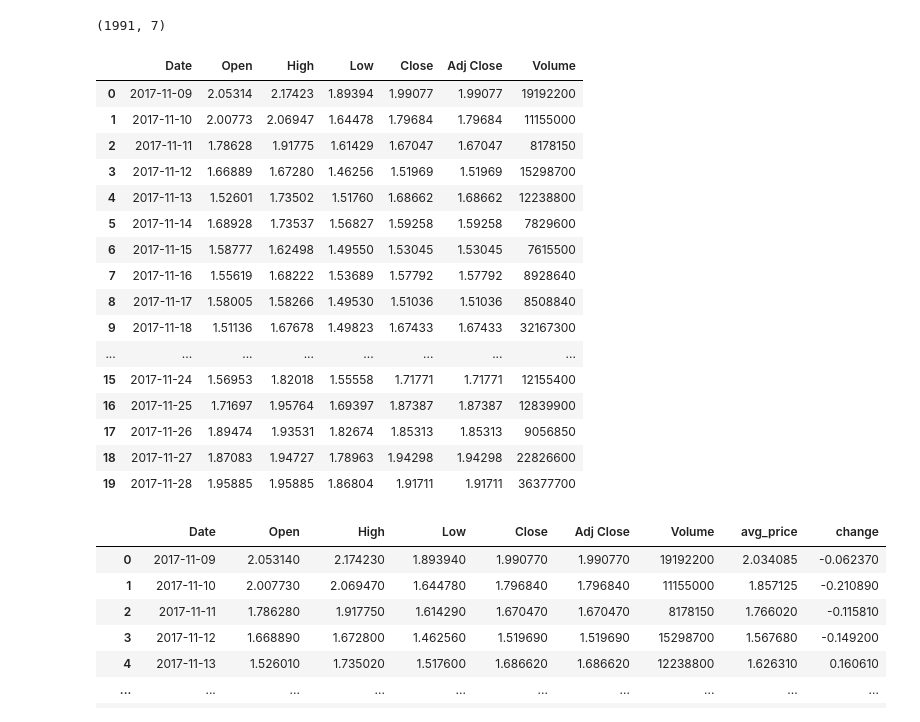
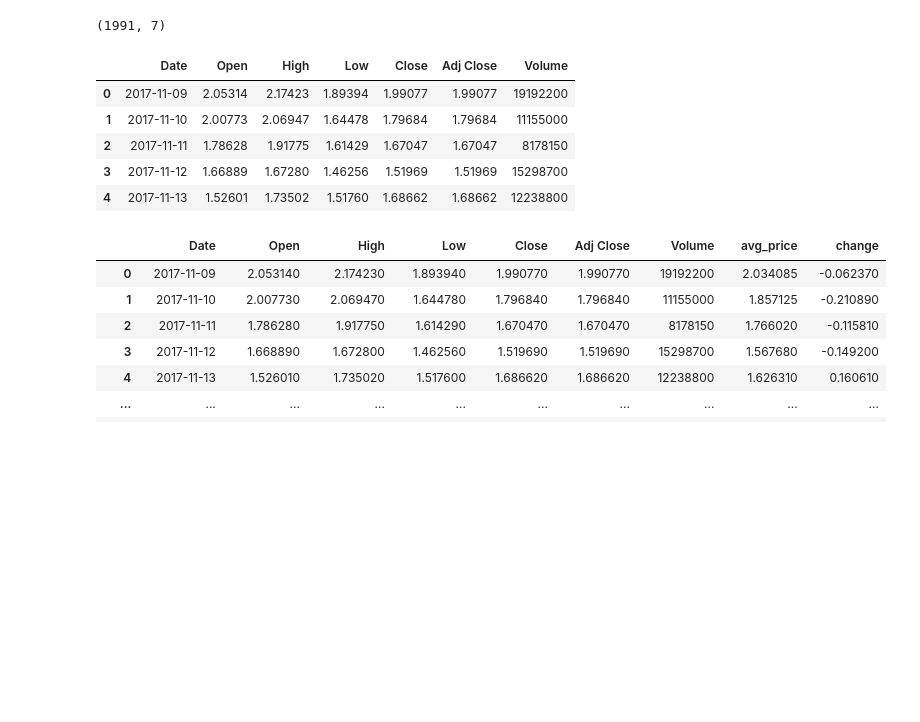
Before and after one commit to mwaterman09/Data_Analysis, a Jupyter notebook: BNB_BTC_analysis.ipynb, the cells around one changed output. Saved outputs shown, nothing was run; the diff lists cells and outputs as text; code cells hidden in the pictures; blank space fills up the shorter version.

```diff
--- a/BNB_BTC_analysis.ipynb
+++ b/BNB_BTC_analysis.ipynb
@@ -25,26 +24,15 @@ df_BNB.shape
 # %% [output]
 (1991, 7)
 # %%
-# preview first 20 entries
-df_BNB.head(20)
+# preview first 5 entries
+df_BNB.head(5)
 # %% [output]
 |  | Date | Open | High | Low | Close | Adj Close | Volume |
 | 0 | 2017-11-09 | 2.05314 | 2.17423 | 1.89394 | 1.99077 | 1.99077 | 19192200 |
 | 1 | 2017-11-10 | 2.00773 | 2.06947 | 1.64478 | 1.79684 | 1.79684 | 11155000 |
 | 2 | 2017-11-11 | 1.78628 | 1.91775 | 1.61429 | 1.67047 | 1.67047 | 8178150 |
 | 3 | 2017-11-12 | 1.66889 | 1.67280 | 1.46256 | 1.51969 | 1.51969 | 15298700 |
 | 4 | 2017-11-13 | 1.52601 | 1.73502 | 1.51760 | 1.68662 | 1.68662 | 12238800 |
-| 5 | 2017-11-14 | 1.68928 | 1.73537 | 1.56827 | 1.59258 | 1.59258 | 7829600 |
-| 6 | 2017-11-15 | 1.58777 | 1.62498 | 1.49550 | 1.53045 | 1.53045 | 7615500 |
-| 7 | 2017-11-16 | 1.55619 | 1.68222 | 1.53689 | 1.57792 | 1.57792 | 8928640 |
-| 8 | 2017-11-17 | 1.58005 | 1.58266 | 1.49530 | 1.51036 | 1.51036 | 8508840 |
-| 9 | 2017-11-18 | 1.51136 | 1.67678 | 1.49823 | 1.67433 | 1.67433 | 32167300 |
-| ... | ... | ... | ... | ... | ... | ... | ... |
-| 15 | 2017-11-24 | 1.56953 | 1.82018 | 1.55558 | 1.71771 | 1.71771 | 12155400 |
-| 16 | 2017-11-25 | 1.71697 | 1.95764 | 1.69397 | 1.87387 | 1.87387 | 12839900 |
-| 17 | 2017-11-26 | 1.89474 | 1.93531 | 1.82674 | 1.85313 | 1.85313 | 9056850 |
-| 18 | 2017-11-27 | 1.87083 | 1.94727 | 1.78963 | 1.94298 | 1.94298 | 22826600 |
-| 19 | 2017-11-28 | 1.95885 | 1.95885 | 1.86804 | 1.91711 | 1.91711 | 36377700 |
 # %%
 # create new columns for BNB average price and daily change
 df_BNB['avg_price'] = (df_BNB['High'] + df_BNB['Low']) / 2
```
Also changed, not shown: parts of 68 cells of this notebook.
